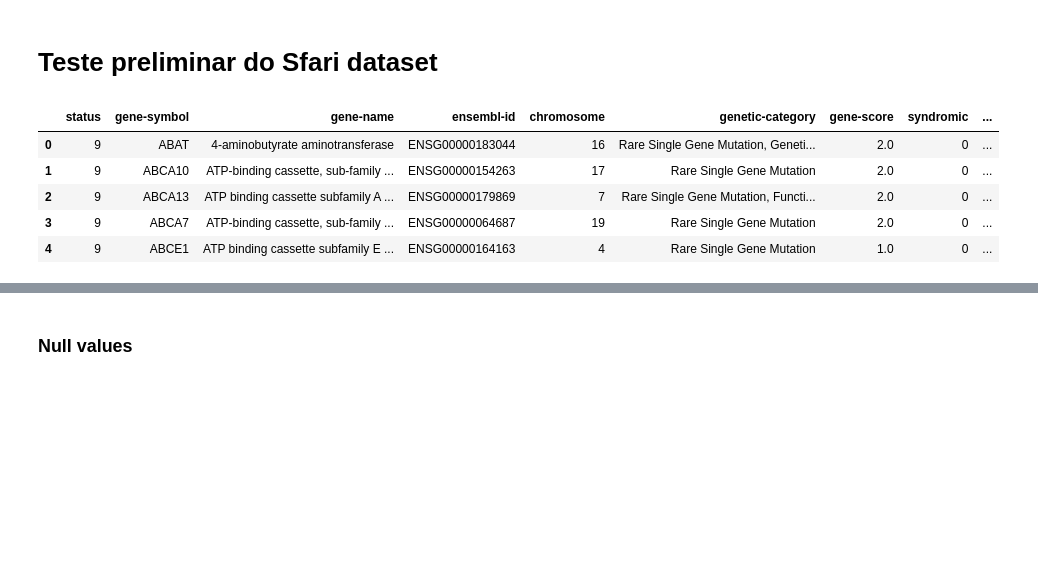
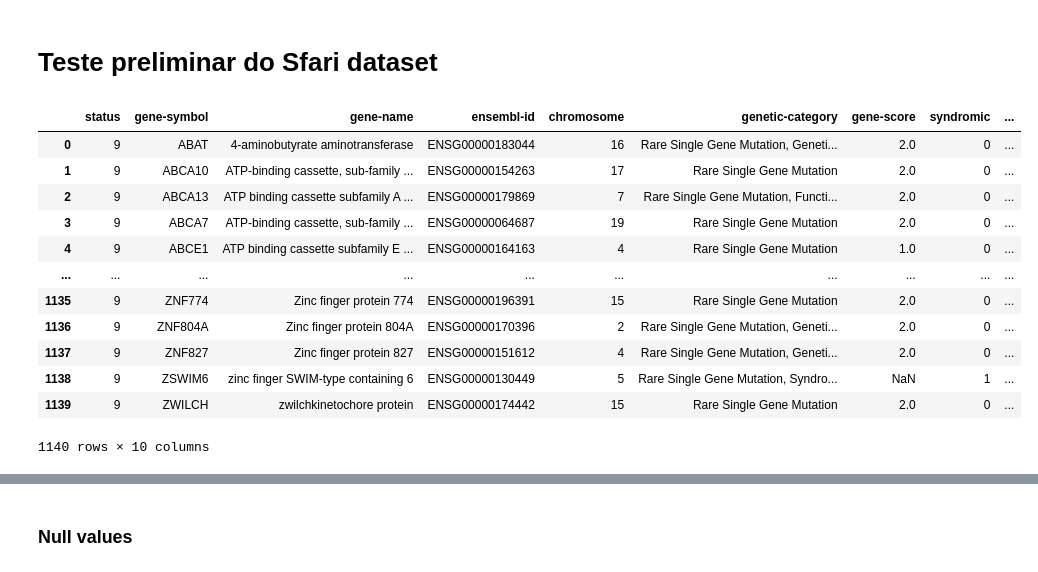
Before and after one commit to a59490/Tese_ASD_Gene_Pred, a Jupyter notebook: Teste preliminar do Sfari dataset.ipynb, the cells around one changed output, grey strips where cells are left out. Cells and saved outputs as stored; diff of their text form; code cells hidden in the pictures; blank space fills up the shorter version.

```diff
--- a/Teste preliminar do Sfari dataset.ipynb
+++ b/Teste preliminar do Sfari dataset.ipynb
@@ -6,11 +6,18 @@ import matplotlib.pyplot as plt
 import seaborn as sns
 # %%
 sfari= pd.read_csv("SFARI-Gene_genes_07-17-2023release_09-28-2023export.csv")
-sfari.head()
+sfari
 # %% [output]
 |  | status | gene-symbol | gene-name | ensembl-id | chromosome | genetic-category | gene-score | syndromic | ... |
 | 0 | 9 | ABAT | 4-aminobutyrate aminotransferase | ENSG00000183044 | 16 | Rare Single Gene Mutation, Geneti... | 2.0 | 0 | ... |
 | 1 | 9 | ABCA10 | ATP-binding cassette, sub-family ... | ENSG00000154263 | 17 | Rare Single Gene Mutation | 2.0 | 0 | ... |
 | 2 | 9 | ABCA13 | ATP binding cassette subfamily A ... | ENSG00000179869 | 7 | Rare Single Gene Mutation, Functi... | 2.0 | 0 | ... |
 | 3 | 9 | ABCA7 | ATP-binding cassette, sub-family ... | ENSG00000064687 | 19 | Rare Single Gene Mutation | 2.0 | 0 | ... |
 | 4 | 9 | ABCE1 | ATP binding cassette subfamily E ... | ENSG00000164163 | 4 | Rare Single Gene Mutation | 1.0 | 0 | ... |
+| ... | ... | ... | ... | ... | ... | ... | ... | ... | ... |
+| 1135 | 9 | ZNF774 | Zinc finger protein 774 | ENSG00000196391 | 15 | Rare Single Gene Mutation | 2.0 | 0 | ... |
+| 1136 | 9 | ZNF804A | Zinc finger protein 804A | ENSG00000170396 | 2 | Rare Single Gene Mutation, Geneti... | 2.0 | 0 | ... |
+| 1137 | 9 | ZNF827 | Zinc finger protein 827 | ENSG00000151612 | 4 | Rare Single Gene Mutation, Geneti... | 2.0 | 0 | ... |
+| 1138 | 9 | ZSWIM6 | zinc finger SWIM-type containing 6 | ENSG00000130449 | 5 | Rare Single Gene Mutation, Syndro... | NaN | 1 | ... |
+| 1139 | 9 | ZWILCH | zwilchkinetochore protein | ENSG00000174442 | 15 | Rare Single Gene Mutation | 2.0 | 0 | ... |
+1140 rows × 10 columns
```
Also changed, not shown: parts of 3 cells of this notebook, 1 other file.
